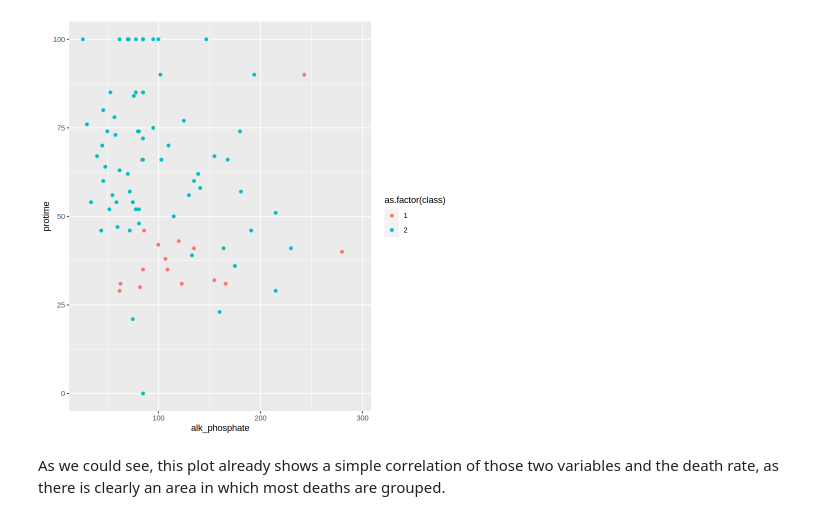
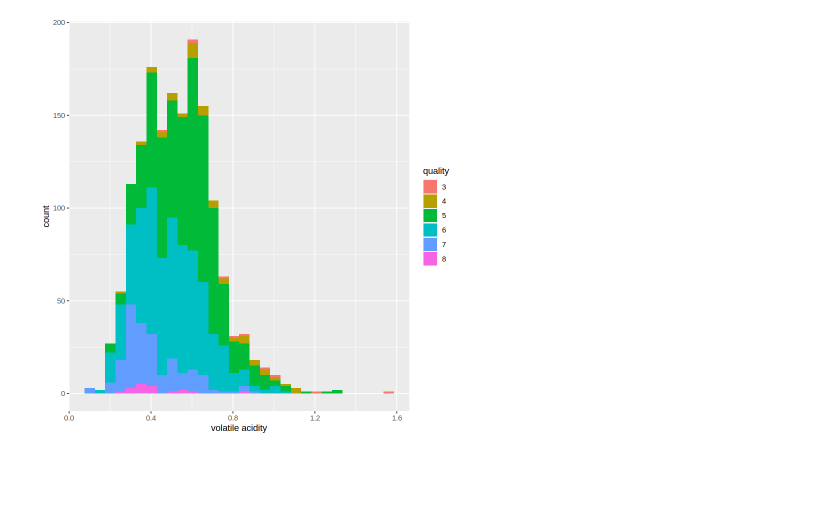
Before and after one commit to PedroMMHernandes/GroupProject_DSCI, a Jupyter notebook: exploratory analysis.ipynb, the cells around one changed output. Drawn from its saved outputs; the diff is of its cells as text; code cells hidden in the pictures; blank space fills up the shorter version.

```diff
--- a/exploratory analysis.ipynb
+++ b/exploratory analysis.ipynb
@@ -10,5 +28,6 @@ unzip("hepatitis_data.zip", "hepatitis.data")
 # %%
-c_names = c("class", "age" , "sex", "steroid", "antivirals", "fatigue", "malaise", "anorexia", "liver big", "liver firm", "spleen palpable", "spiders", "ascites", "varices", "bilirubin", "alk_phosphate", "sgot", "albumin", "protime", "histology")
-hepatitis_data <- read_csv("hepatitis.data", col_names = c_names)
-hepatitis_data
+red_wine_data <- read_csv2("winequality-red.csv") |>
+    mutate_if(is.character, as.numeric) |>
+    mutate(quality = as.factor(quality))
+red_wine_data
 # %% [output]
@@ -118,6 +94,6 @@ This allows us to not only better understand the data we are dealing with by vis
 # %%
-plot_1 <- hepatitis_data_clean |>
-    ggplot(aes(x = alk_phosphate, y = protime, color = as.factor(class))) +
-    geom_point()
-plot_1
+plot_2 <- red_wine_data |>
+    ggplot(aes(x = `volatile acidity`, fill = quality),) +
+    geom_histogram()
+plot_2
 # %% [output]
@@ -126,3 +101 @@ Warning message:
-[figure, old version]
+[figure, new version]
-# %% [markdown]
-As we could see, this plot already shows a simple correlation of those two variables and the death rate, as there is clearly an area in which most deaths are grouped.
```
Also changed, not shown: parts of 17 cells of this notebook.
